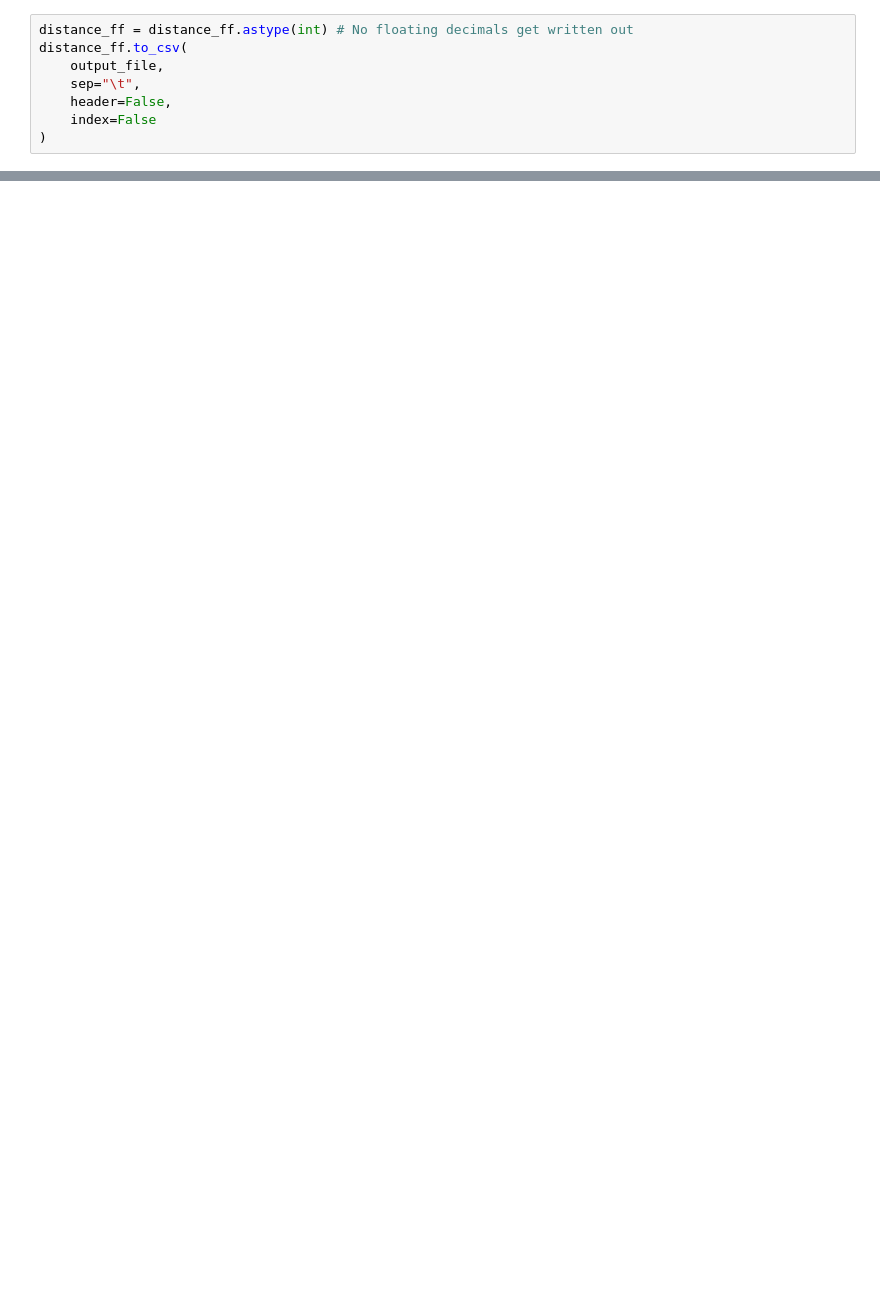
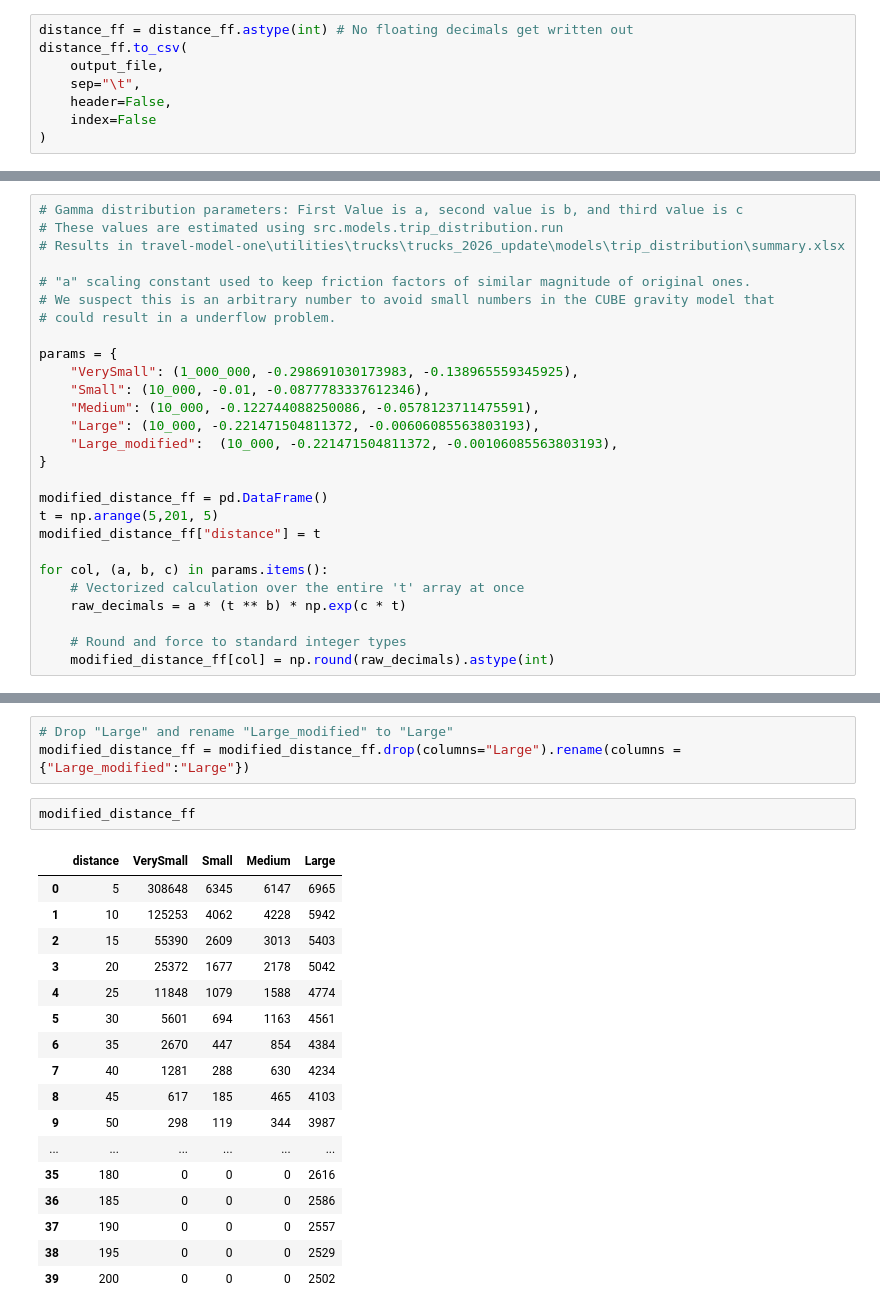
Before and after one commit to BayAreaMetro/travel-model-one, a Jupyter notebook: utilities/trucks/trucks_2026_update/notebooks/friction_factors.ipynb, the cells around one changed output, grey strips where cells are left out. Cells and saved outputs as stored; diff of their text form; blank space fills up the shorter version.

```diff
--- a/utilities/trucks/trucks_2026_update/notebooks/friction_factors.ipynb
+++ b/utilities/trucks/trucks_2026_update/notebooks/friction_factors.ipynb
@@ -153,0 +156,27 @@ distance_ff.to_csv(
+# %%
+# Gamma distribution parameters: First Value is a, second value is b, and third value is c
+# These values are estimated using src.models.trip_distribution.run
+# Results in travel-model-one\utilities\trucks\trucks_2026_update\models\trip_distribution\summary.xlsx
+
+# "a" scaling constant used to keep friction factors of similar magnitude of original ones.
+# We suspect this is an arbitrary number to avoid small numbers in the CUBE gravity model that
+# could result in a underflow problem.
+
+params = {
+    "VerySmall": (1_000_000, -0.298691030173983, -0.138965559345925),
+    "Small": (10_000, -0.01, -0.0877783337612346),
+    "Medium": (10_000, -0.122744088250086, -0.0578123711475591),
+    "Large": (10_000, -0.221471504811372, -0.00606085563803193),
+    "Large_modified":  (10_000, -0.221471504811372, -0.00106085563803193),
+}
+
+modified_distance_ff = pd.DataFrame()
+t = np.arange(5,201, 5)
+modified_distance_ff["distance"] = t
+
+for col, (a, b, c) in params.items():
+    # Vectorized calculation over the entire 't' array at once
+    raw_decimals = a * (t ** b) * np.exp(c * t)
+
+    # Round and force to standard integer types
+    modified_distance_ff[col] = np.round(raw_decimals).astype(int)
@@ -153,0 +216,23 @@ distance_ff.to_csv(
+# %%
+# Drop "Large" and rename "Large_modified" to "Large"
+modified_distance_ff = modified_distance_ff.drop(columns="Large").rename(columns = {"Large_modified":"Large"})
+# %%
+modified_distance_ff
+# %% [output]
+|  | distance | VerySmall | Small | Medium | Large |
+| 0 | 5 | 308648 | 6345 | 6147 | 6965 |
+| 1 | 10 | 125253 | 4062 | 4228 | 5942 |
+| 2 | 15 | 55390 | 2609 | 3013 | 5403 |
+| 3 | 20 | 25372 | 1677 | 2178 | 5042 |
+| 4 | 25 | 11848 | 1079 | 1588 | 4774 |
+| 5 | 30 | 5601 | 694 | 1163 | 4561 |
+| 6 | 35 | 2670 | 447 | 854 | 4384 |
+| 7 | 40 | 1281 | 288 | 630 | 4234 |
+| 8 | 45 | 617 | 185 | 465 | 4103 |
+| 9 | 50 | 298 | 119 | 344 | 3987 |
+| ... | ... | ... | ... | ... | ... |
+| 35 | 180 | 0 | 0 | 0 | 2616 |
+| 36 | 185 | 0 | 0 | 0 | 2586 |
+| 37 | 190 | 0 | 0 | 0 | 2557 |
+| 38 | 195 | 0 | 0 | 0 | 2529 |
+| 39 | 200 | 0 | 0 | 0 | 2502 |
```
Also changed, not shown: parts of 12 cells of this notebook, 1 other file.
